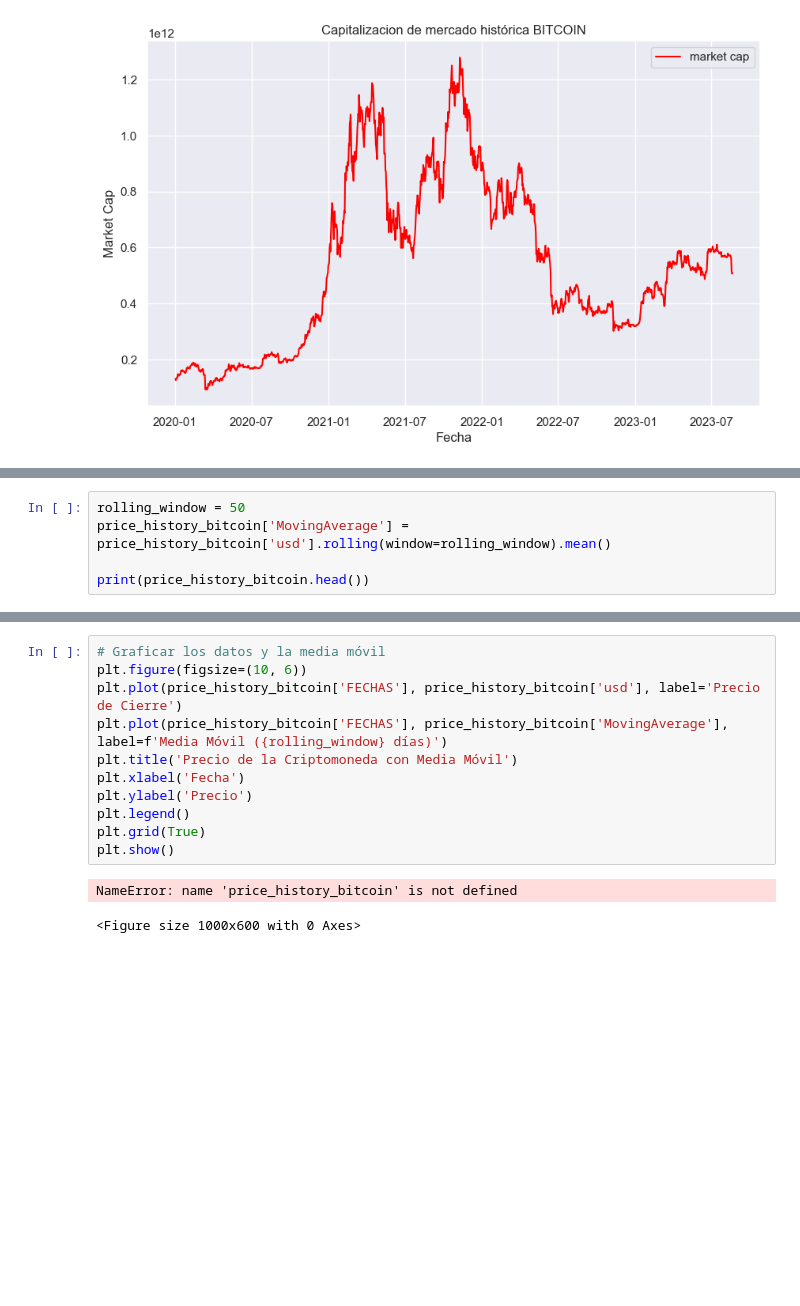
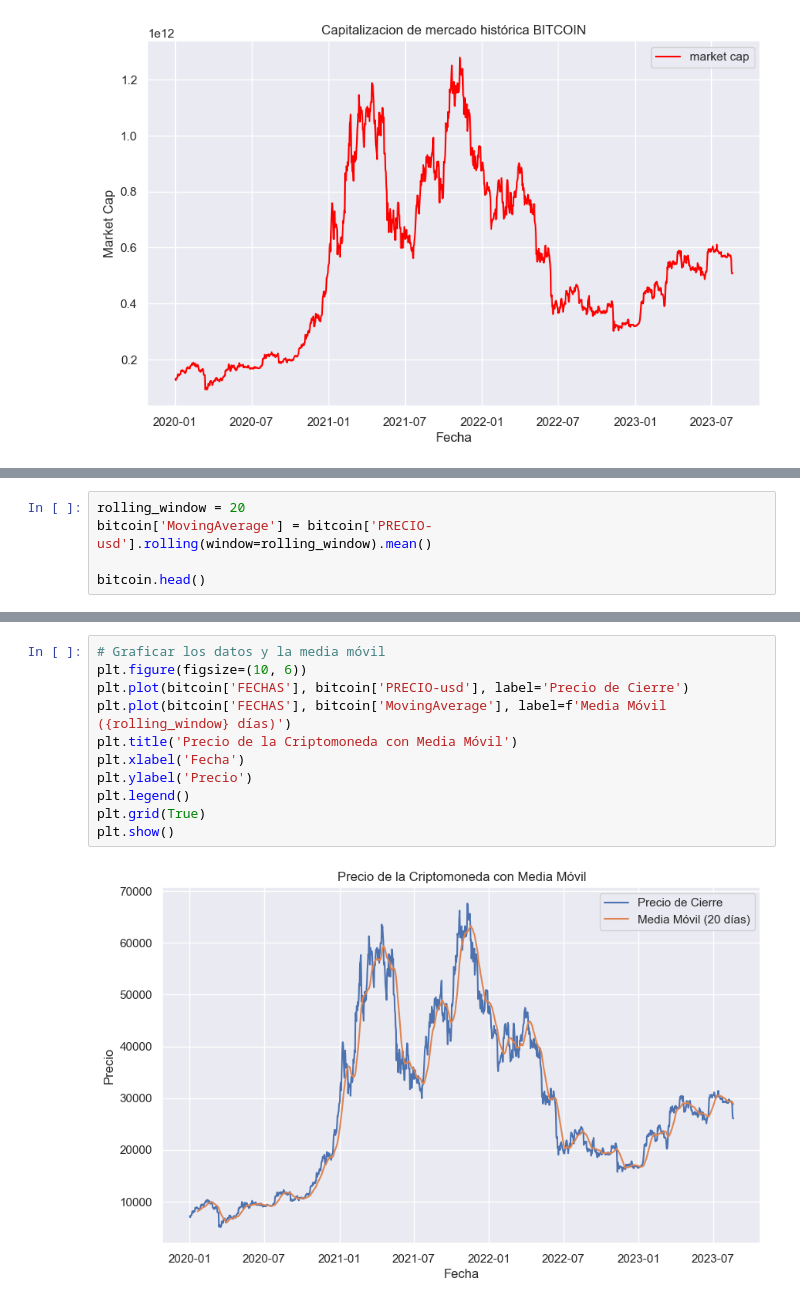
Before and after one commit to Constanzafl/Proyecto2_Data_Analytics, a Jupyter notebook: EDA/EDAbitcoin.ipynb, the cells around one changed output, grey strips where cells are left out. Drawn from its saved outputs; the diff is of its cells as text; blank space fills up the shorter version.

```diff
--- a/EDA/EDAbitcoin.ipynb
+++ b/EDA/EDAbitcoin.ipynb
@@ -103,5 +110,5 @@ plt.show()
 # %%
-rolling_window = 50
-price_history_bitcoin['MovingAverage'] = price_history_bitcoin['usd'].rolling(window=rolling_window).mean()
+rolling_window = 20
+bitcoin['MovingAverage'] = bitcoin['PRECIO-usd'].rolling(window=rolling_window).mean()
 
-print(price_history_bitcoin.head())
+bitcoin.head()
@@ -108,14 +122,13 @@ print(price_history_bitcoin.head())
 # %%
 # Graficar los datos y la media móvil
 plt.figure(figsize=(10, 6))
-plt.plot(price_history_bitcoin['FECHAS'], price_history_bitcoin['usd'], label='Precio de Cierre')
-plt.plot(price_history_bitcoin['FECHAS'], price_history_bitcoin['MovingAverage'], label=f'Media Móvil ({rolling_window} días)')
+plt.plot(bitcoin['FECHAS'], bitcoin['PRECIO-usd'], label='Precio de Cierre')
+plt.plot(bitcoin['FECHAS'], bitcoin['MovingAverage'], label=f'Media Móvil ({rolling_window} días)')
 plt.title('Precio de la Criptomoneda con Media Móvil')
 plt.xlabel('Fecha')
 plt.ylabel('Precio')
 plt.legend()
 plt.grid(True)
 plt.show()
 # %% [output]
-NameError: name 'price_history_bitcoin' is not defined
-<Figure size 1000x600 with 0 Axes>
+[figure, added]
```
Also changed, not shown: parts of 6 cells of this notebook, 2 other files.
